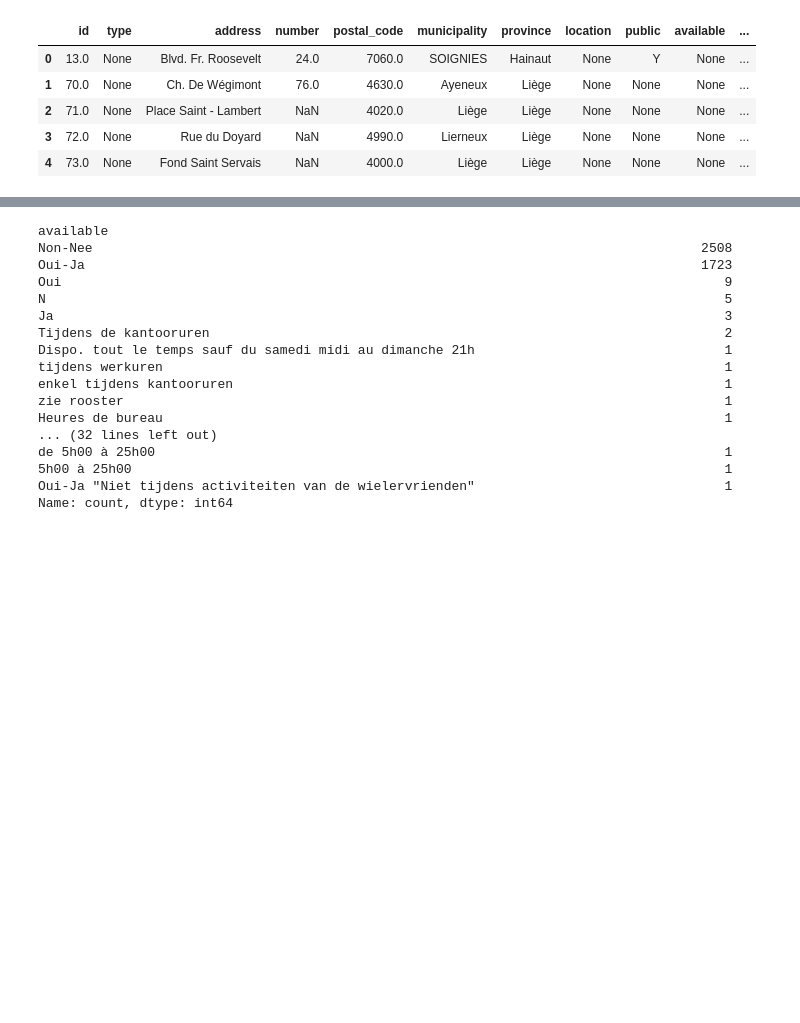
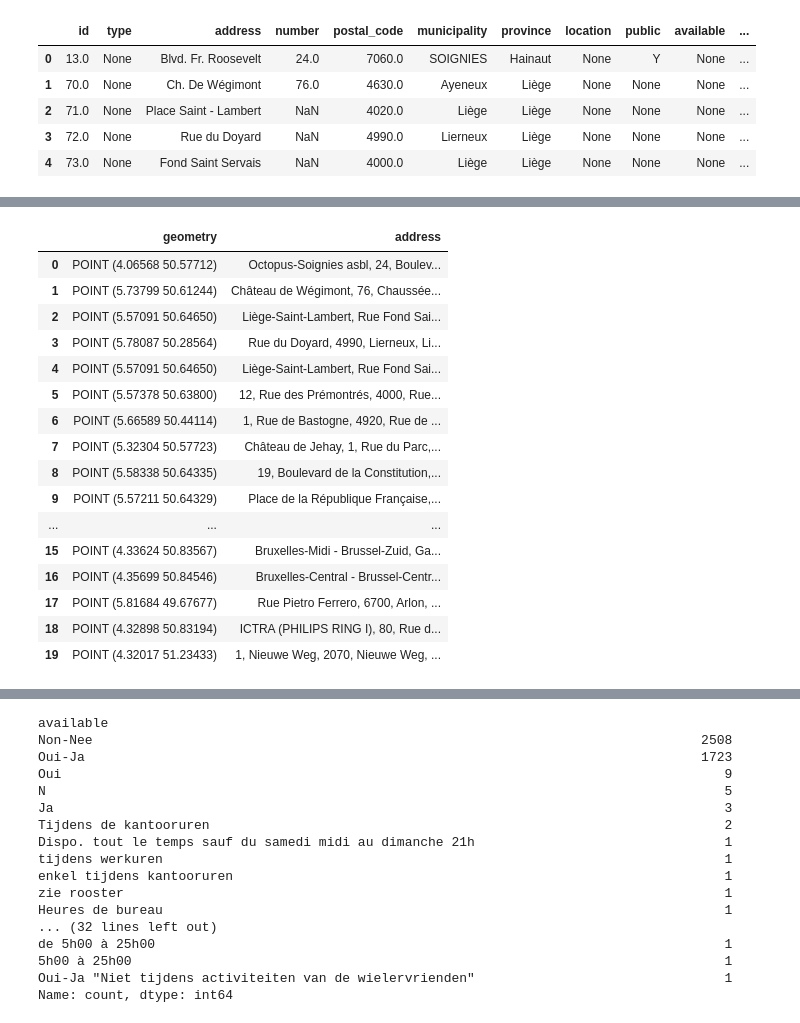
Before and after one commit to isa-sc/mda-project, a Jupyter notebook: script 1.ipynb, the cells around one changed output, grey strips where cells are left out. Saved outputs shown, nothing was run; the diff lists cells and outputs as text; code cells hidden in the pictures; blank space fills up the shorter version.

```diff
--- a/script 1.ipynb
+++ b/script 1.ipynb
@@ -30,0 +147,22 @@ address
+# %%
+locations = gpd.tools.geocode(addresses)
+
+locations
+# %% [output]
+|  | geometry | address |
+| 0 | POINT (4.06568 50.57712) | Octopus-Soignies asbl, 24, Boulev... |
+| 1 | POINT (5.73799 50.61244) | Château de Wégimont, 76, Chaussée... |
+| 2 | POINT (5.57091 50.64650) | Liège-Saint-Lambert, Rue Fond Sai... |
+| 3 | POINT (5.78087 50.28564) | Rue du Doyard, 4990, Lierneux, Li... |
+| 4 | POINT (5.57091 50.64650) | Liège-Saint-Lambert, Rue Fond Sai... |
+| 5 | POINT (5.57378 50.63800) | 12, Rue des Prémontrés, 4000, Rue... |
+| 6 | POINT (5.66589 50.44114) | 1, Rue de Bastogne, 4920, Rue de ... |
+| 7 | POINT (5.32304 50.57723) | Château de Jehay, 1, Rue du Parc,... |
+| 8 | POINT (5.58338 50.64335) | 19, Boulevard de la Constitution,... |
+| 9 | POINT (5.57211 50.64329) | Place de la République Française,... |
+| ... | ... | ... |
+| 15 | POINT (4.33624 50.83567) | Bruxelles-Midi - Brussel-Zuid, Ga... |
+| 16 | POINT (4.35699 50.84546) | Bruxelles-Central - Brussel-Centr... |
+| 17 | POINT (5.81684 49.67677) | Rue Pietro Ferrero, 6700, Arlon, ... |
+| 18 | POINT (4.32898 50.83194) | ICTRA (PHILIPS RING I), 80, Rue d... |
+| 19 | POINT (4.32017 51.23433) | 1, Nieuwe Weg, 2070, Nieuwe Weg, ... |
```
Also changed, not shown: parts of 17 cells of this notebook.
